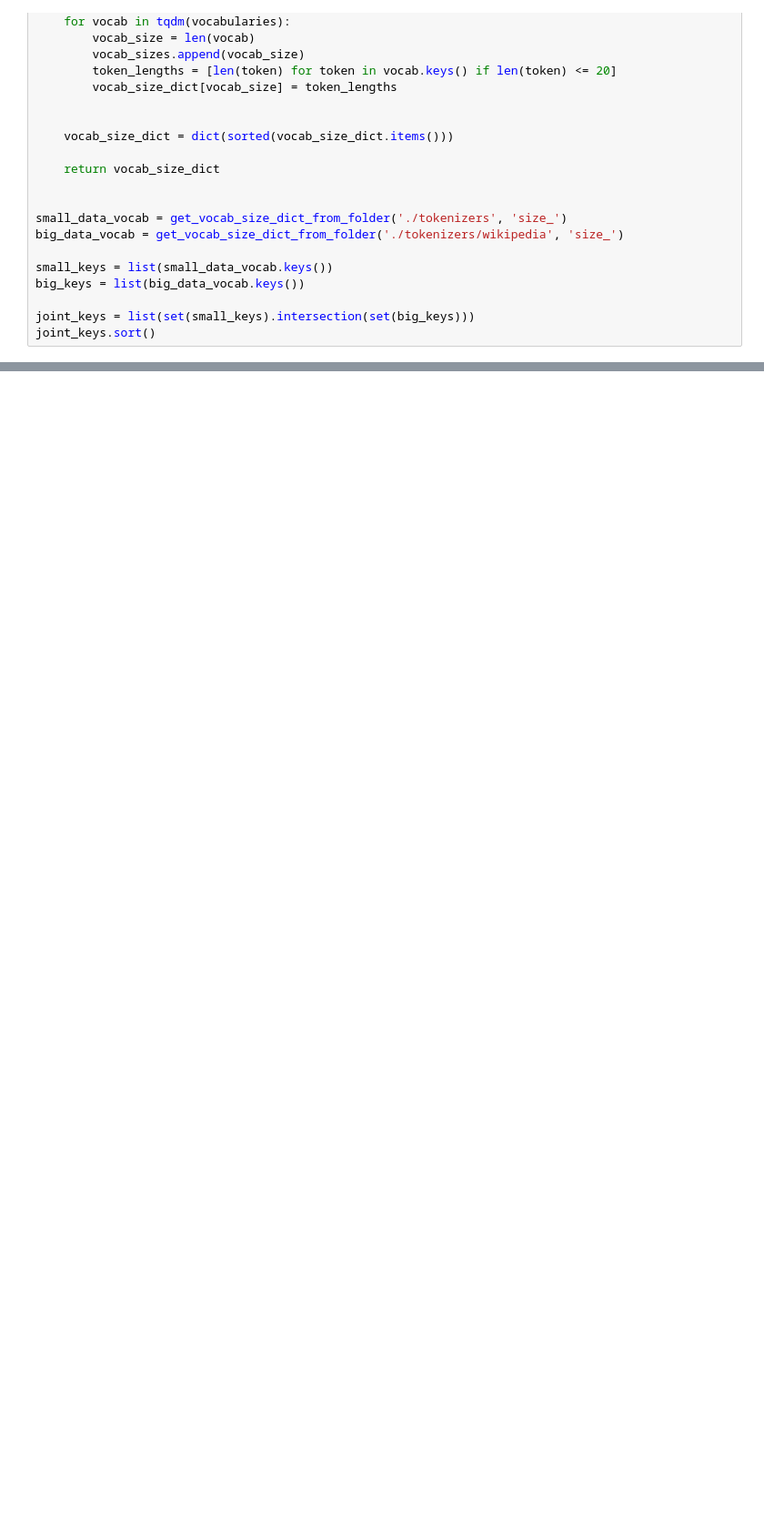
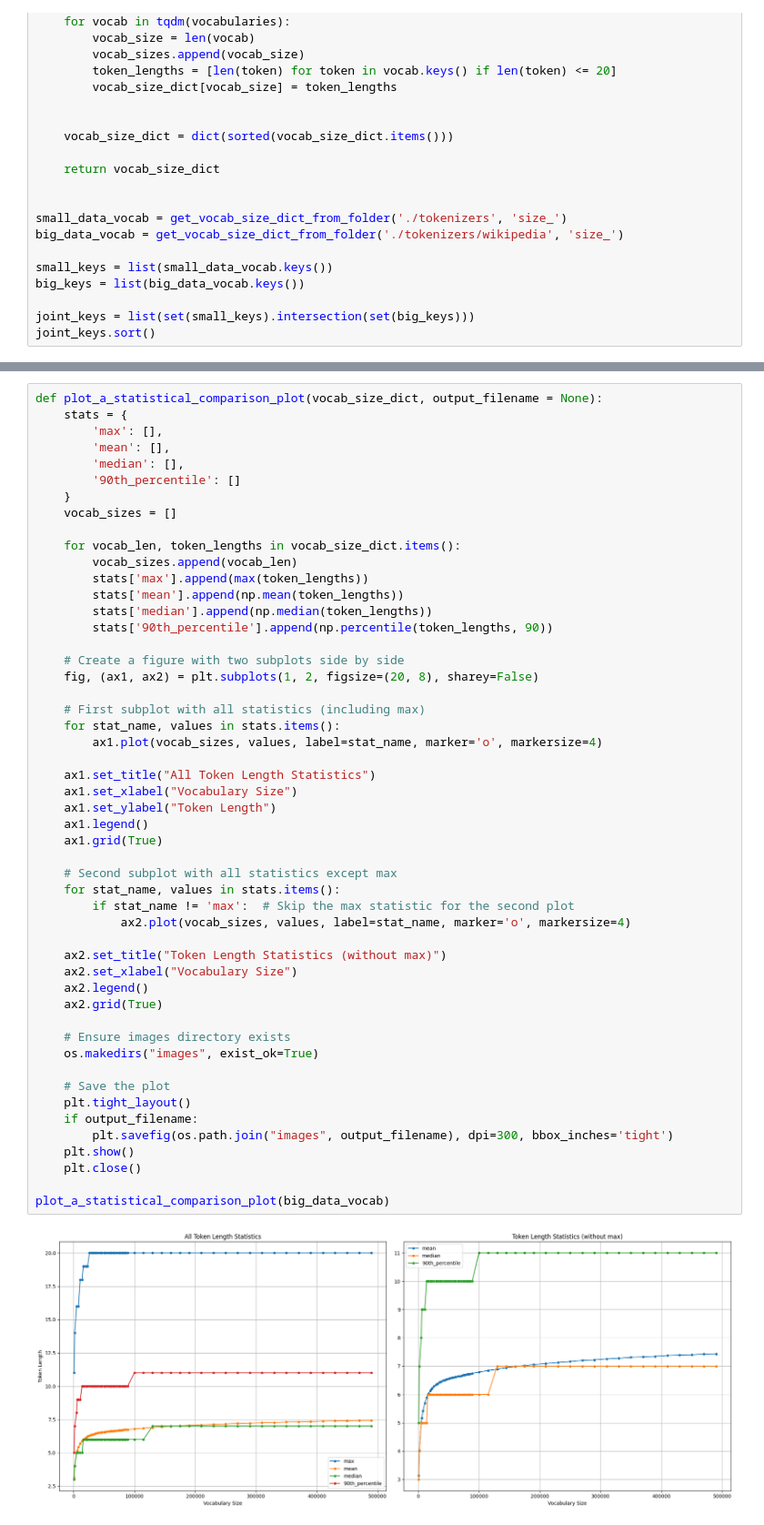
Before and after one commit to ramiluisto/tokenizer_evolutions, a Jupyter notebook: sandbox.ipynb, the cells around one changed output, grey strips where cells are left out. Shown at 91% size. Cells and saved outputs as stored; diff of their text form; blank space fills up the shorter version.

```diff
--- a/sandbox.ipynb
+++ b/sandbox.ipynb
@@ -82,3 +140,56 @@ joint_keys.sort()
+# %%
+def plot_a_statistical_comparison_plot(vocab_size_dict, output_filename = None):
+    stats = {
+        'max': [],
+        'mean': [],
+        'median': [],
+        '90th_percentile': []
+    }
+    vocab_sizes = []
+
+    for vocab_len, token_lengths in vocab_size_dict.items():
+        vocab_sizes.append(vocab_len)
+        stats['max'].append(max(token_lengths))
+        stats['mean'].append(np.mean(token_lengths))
+        stats['median'].append(np.median(token_lengths))
+        stats['90th_percentile'].append(np.percentile(token_lengths, 90))
+
+    # Create a figure with two subplots side by side
+    fig, (ax1, ax2) = plt.subplots(1, 2, figsize=(20, 8), sharey=False)
+
+    # First subplot with all statistics (including max)
+    for stat_name, values in stats.items():
+        ax1.plot(vocab_sizes, values, label=stat_name, marker='o', markersize=4)
+
+    ax1.set_title("All Token Length Statistics")
+    ax1.set_xlabel("Vocabulary Size")
+    ax1.set_ylabel("Token Length")
+    ax1.legend()
+    ax1.grid(True)
+
+    # Second subplot with all statistics except max
+    for stat_name, values in stats.items():
+        if stat_name != 'max':  # Skip the max statistic for the second plot
+            ax2.plot(vocab_sizes, values, label=stat_name, marker='o', markersize=4)
+
+    ax2.set_title("Token Length Statistics (without max)")
+    ax2.set_xlabel("Vocabulary Size")
+    ax2.legend()
+    ax2.grid(True)
+
+    # Ensure images directory exists
+    os.makedirs("images", exist_ok=True)
+
+    # Save the plot
+    plt.tight_layout()
+    if output_filename:
+        plt.savefig(os.path.join("images", output_filename), dpi=300, bbox_inches='tight')
+    plt.show()
+    plt.close()
+
+plot_a_statistical_comparison_plot(big_data_vocab)
+# %% [output]
+[figure, added]
 # %%
 import numpy as np
 from collections import Counter
```
Also changed, not shown: parts of 15 cells of this notebook, 3 other files.
